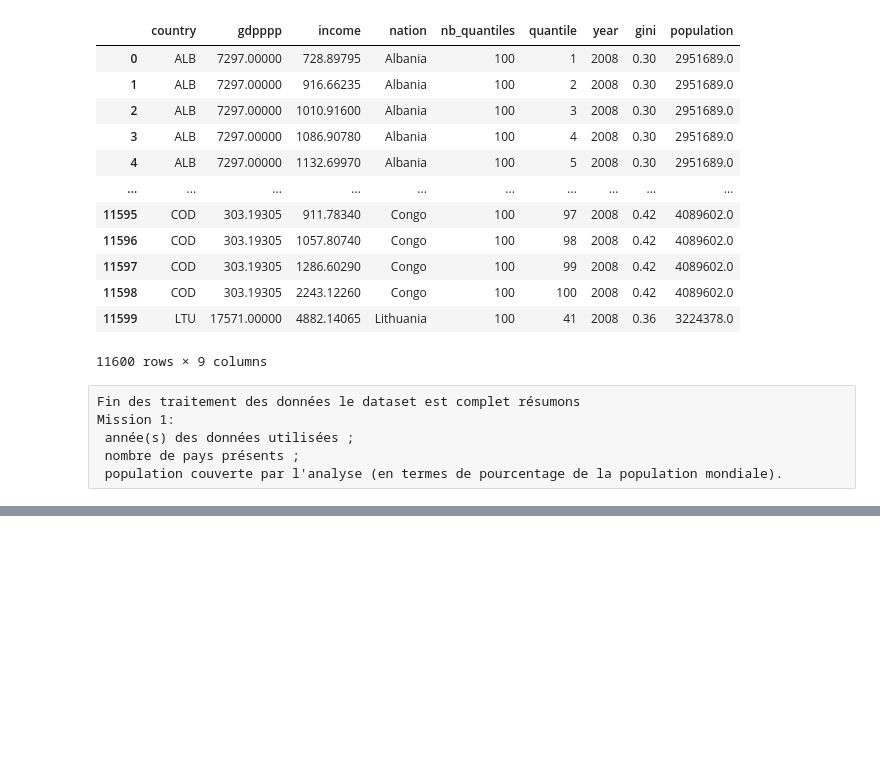
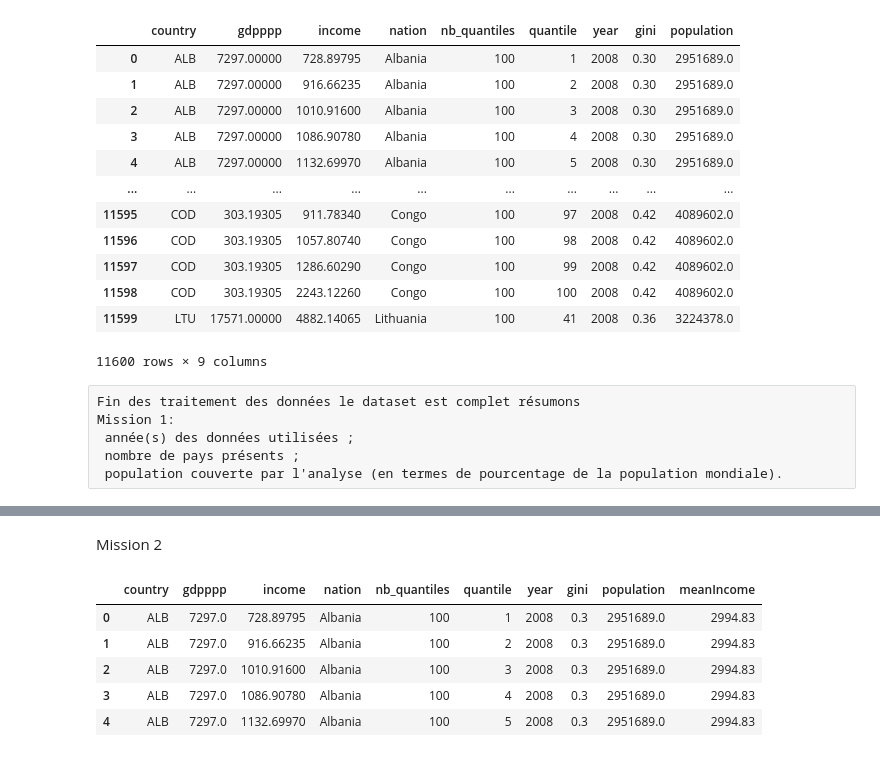
Before and after one commit to yassineBenHassoun/data-analysis-income-predict, a Jupyter notebook: app/jupyter/resources/project/mission_7.ipynb, the cells around one changed output, grey strips where cells are left out. Cells and saved outputs as stored; diff of their text form; code cells hidden in the pictures; blank space fills up the shorter version.

```diff
--- a/app/jupyter/resources/project/mission_7.ipynb
+++ b/app/jupyter/resources/project/mission_7.ipynb
@@ -486,0 +487,12 @@ L'utilisation de quantiles peut permettre de s'assurer que chaque groupe (quanti
+# %% [markdown]
+Mission 2
+# %%
+incomes['meanIncome'] = incomes.groupby('country')['income'].transform('mean').round(2)
+incomes.head()
+# %% [output]
+|  | country | gdpppp | income | nation | nb_quantiles | quantile | year | gini | population | meanIncome |
+| 0 | ALB | 7297.0 | 728.89795 | Albania | 100 | 1 | 2008 | 0.3 | 2951689.0 | 2994.83 |
+| 1 | ALB | 7297.0 | 916.66235 | Albania | 100 | 2 | 2008 | 0.3 | 2951689.0 | 2994.83 |
+| 2 | ALB | 7297.0 | 1010.91600 | Albania | 100 | 3 | 2008 | 0.3 | 2951689.0 | 2994.83 |
+| 3 | ALB | 7297.0 | 1086.90780 | Albania | 100 | 4 | 2008 | 0.3 | 2951689.0 | 2994.83 |
+| 4 | ALB | 7297.0 | 1132.69970 | Albania | 100 | 5 | 2008 | 0.3 | 2951689.0 | 2994.83 |
```
Also changed, not shown: parts of 7 cells of this notebook.
